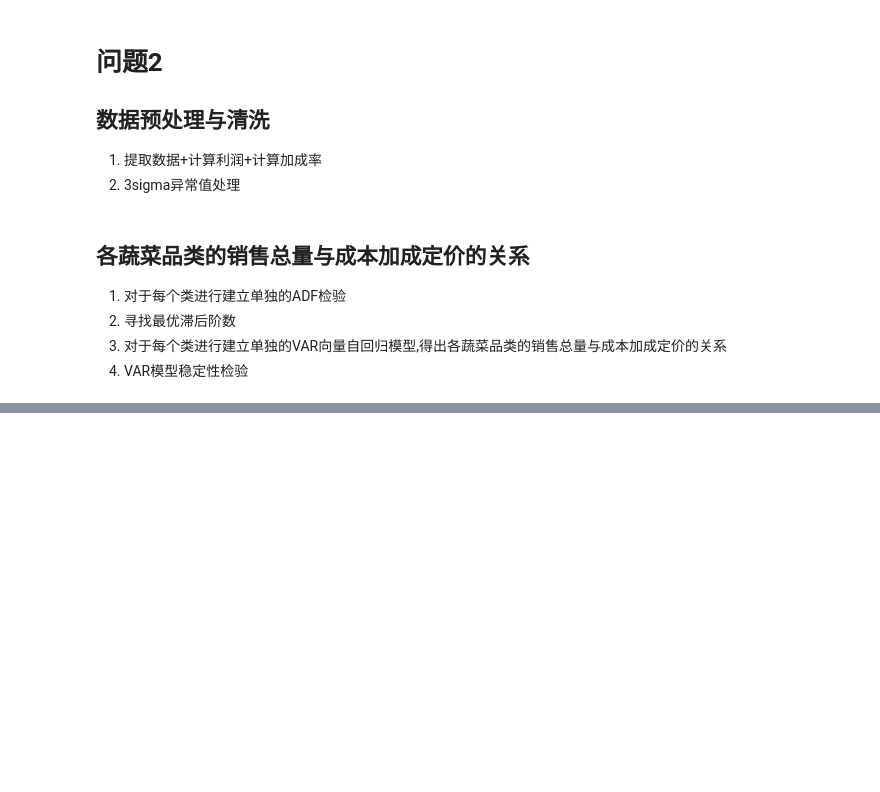
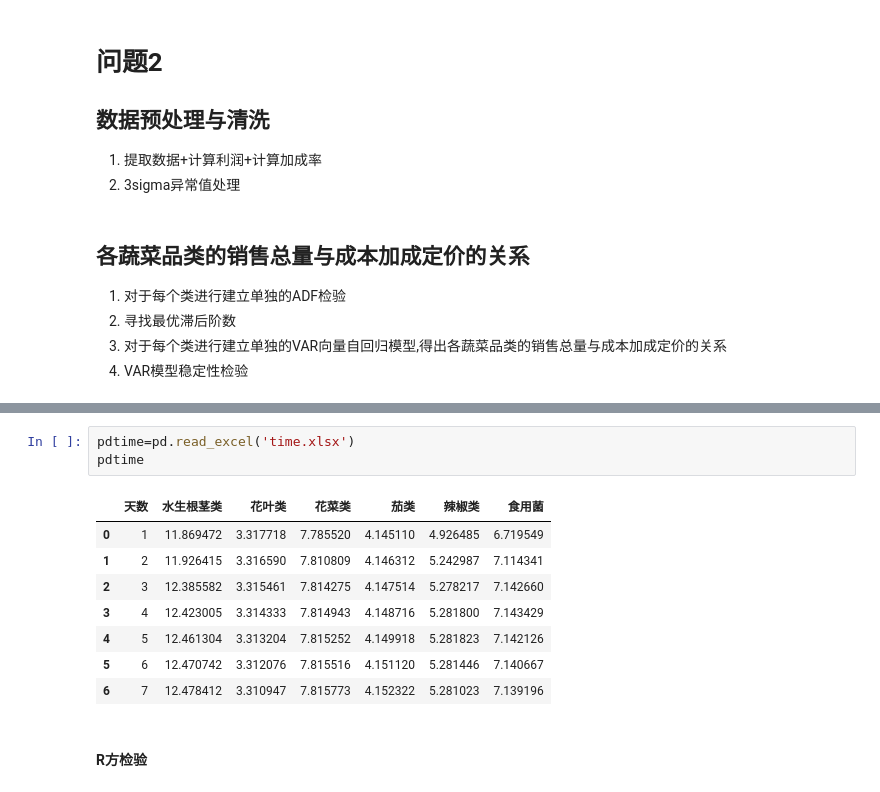
Before and after one commit to AllenYGY/CUMCM, a Jupyter notebook: 问题二/Q2.ipynb, the cells around one changed output, grey strips where cells are left out. Saved outputs shown, nothing was run; the diff lists cells and outputs as text; blank space fills up the shorter version.

```diff
--- a/问题二/Q2.ipynb
+++ b/问题二/Q2.ipynb
@@ -30,0 +51,14 @@ $$利润=销量*(售价-批发)\space\space\space\space\space\space\space\space(
+# %%
+pdtime=pd.read_excel('time.xlsx')
+pdtime
+# %% [output]
+|  | 天数 | 水生根茎类 | 花叶类 | 花菜类 | 茄类 | 辣椒类 | 食用菌 |
+| 0 | 1 | 11.869472 | 3.317718 | 7.785520 | 4.145110 | 4.926485 | 6.719549 |
+| 1 | 2 | 11.926415 | 3.316590 | 7.810809 | 4.146312 | 5.242987 | 7.114341 |
+| 2 | 3 | 12.385582 | 3.315461 | 7.814275 | 4.147514 | 5.278217 | 7.142660 |
+| 3 | 4 | 12.423005 | 3.314333 | 7.814943 | 4.148716 | 5.281800 | 7.143429 |
+| 4 | 5 | 12.461304 | 3.313204 | 7.815252 | 4.149918 | 5.281823 | 7.142126 |
+| 5 | 6 | 12.470742 | 3.312076 | 7.815516 | 4.151120 | 5.281446 | 7.140667 |
+| 6 | 7 | 12.478412 | 3.310947 | 7.815773 | 4.152322 | 5.281023 | 7.139196 |
+# %% [markdown]
+#### R方检验
```
Also changed, not shown: parts of 10 cells of this notebook, 9 other files.
